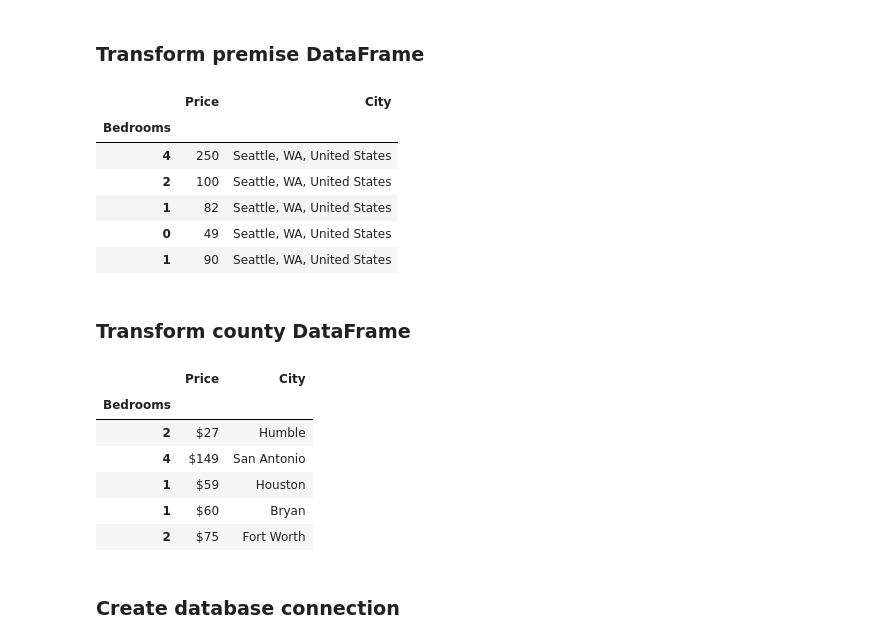
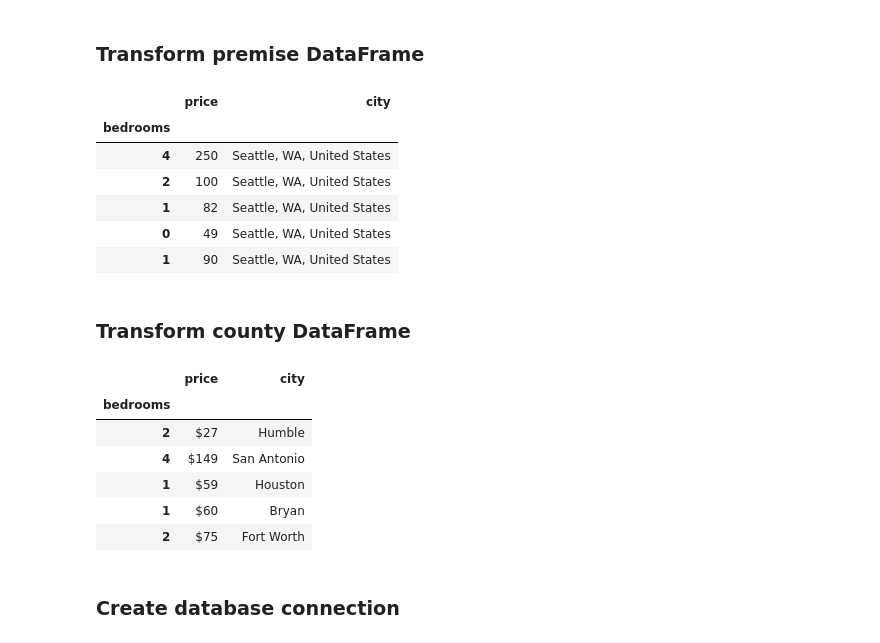
Before and after one commit to dougmcneil94/etlproject_2019, a Jupyter notebook: pandas_etl.ipynb, the cells around one changed output. Drawn from its saved outputs; the diff is of its cells as text; code cells hidden in the pictures.

```diff
--- a/pandas_etl.ipynb
+++ b/pandas_etl.ipynb
@@ -30,20 +30,20 @@ texas_df.head()
 # %%
 # Create a filtered dataframe from specific columns
 seattle_cols = ["price", "bedrooms", "address"]
 seattle_transformed= seattle_df[seattle_cols].copy()
 
 # Rename the column headers
-seattle_transformed = seattle_transformed.rename(columns={"price": "Price",
-                                                          "bedrooms": "Bedrooms",
-                                                          "address": "City"})
+seattle_transformed = seattle_transformed.rename(columns={"price": "price",
+                                                          "bedrooms": "bedrooms",
+                                                          "address": "city"})
 
 # Clean the data by dropping duplicates and setting the index
-seattle_transformed.set_index("Bedrooms", inplace=True)
+seattle_transformed.set_index("bedrooms", inplace=True)
 
 seattle_transformed.head()
 # %% [output]
-|  | Price | City |
-| Bedrooms |  |  |
+|  | price | city |
+| bedrooms |  |  |
 | 4 | 250 | Seattle, WA, United States |
 | 2 | 100 | Seattle, WA, United States |
 | 1 | 82 | Seattle, WA, United States |
@@ -56,18 +56,18 @@ texas_cols = ["average_rate_per_night", "bedrooms_count", "city"]
 texas_transformed = texas_df[texas_cols].copy()
 
 # Rename the column headers
-texas_transformed = texas_transformed.rename(columns={"average_rate_per_night": "Price",
-                                                         "bedrooms_count": "Bedrooms",
-                                                         "city": "City",
+texas_transformed = texas_transformed.rename(columns={"average_rate_per_night": "price",
+                                                         "bedrooms_count": "bedrooms",
+                                                         "city": "city",
                                                          })
 
 # Set index
-texas_transformed.set_index("Bedrooms", inplace=True)
+texas_transformed.set_index("bedrooms", inplace=True)
 
 texas_transformed.head()
 # %% [output]
-|  | Price | City |
-| Bedrooms |  |  |
+|  | price | city |
+| bedrooms |  |  |
 | 2 | $27 | Humble |
 | 4 | $149 | San Antonio |
 | 1 | $59 | Houston |
```
Also changed, not shown: parts of 2 cells of this notebook, 1 other file.
